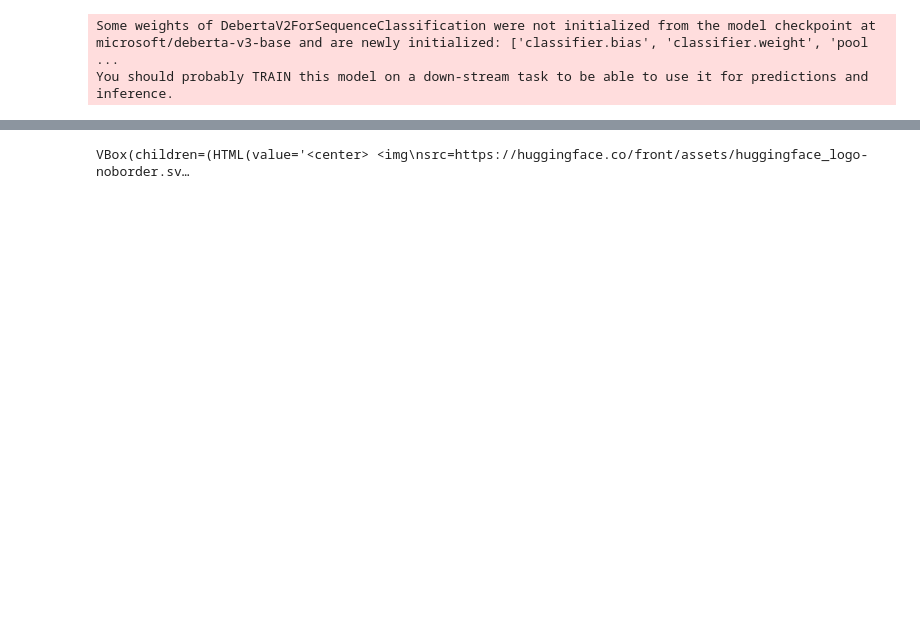
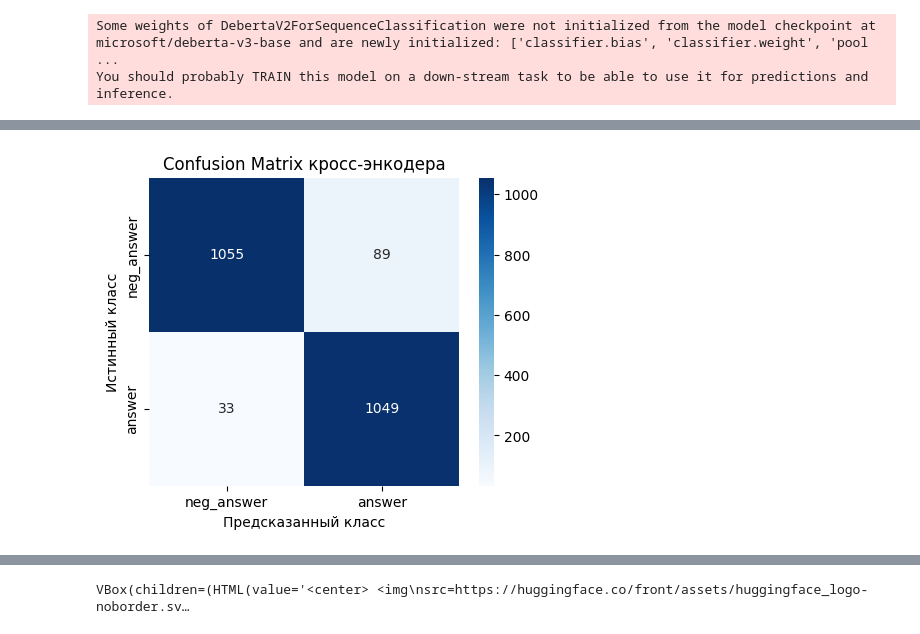
Before and after one commit to nikatonika/chat_bot_dr.house, a Jupyter notebook: models/cross_encoder_training.ipynb, the cells around one changed output, grey strips where cells are left out. Cells and saved outputs as stored; diff of their text form; code cells hidden in the pictures; blank space fills up the shorter version.

```diff
--- a/models/cross_encoder_training.ipynb
+++ b/models/cross_encoder_training.ipynb
@@ -162,0 +197,15 @@ TrainOutput(global_step=3940, training_loss=0.6751836597616903, metrics={'train_
+# %%
+# Оценка модели на валидации
+eval_preds = trainer.predict(encoded_dataset["valid"])
+preds = np.argmax(eval_preds.predictions, axis=1)
+true_labels = eval_preds.label_ids
+
+# Вычисление матрицы ошибок
+cm = confusion_matrix(true_labels, preds)
+plt.figure(figsize=(5, 4))
+sns.heatmap(cm, annot=True, fmt="d", cmap="Blues", xticklabels=["neg_answer", "answer"], yticklabels=["neg_answer", "answer"])
+plt.xlabel("Предсказанный класс")
+plt.ylabel("Истинный класс")
+plt.title("Confusion Matrix кросс-энкодера")
+plt.show()
+# %% [output]
@@ -163,3 +213,4 @@ TrainOutput(global_step=3940, training_loss=0.6751836597616903, metrics={'train_
+[figure, added]
 # %%
 # === Сохранение модели ===
 model.save_pretrained("CrossEncoder_Optimized")
```
Also changed, not shown: parts of 11 cells of this notebook, 38 other files.
